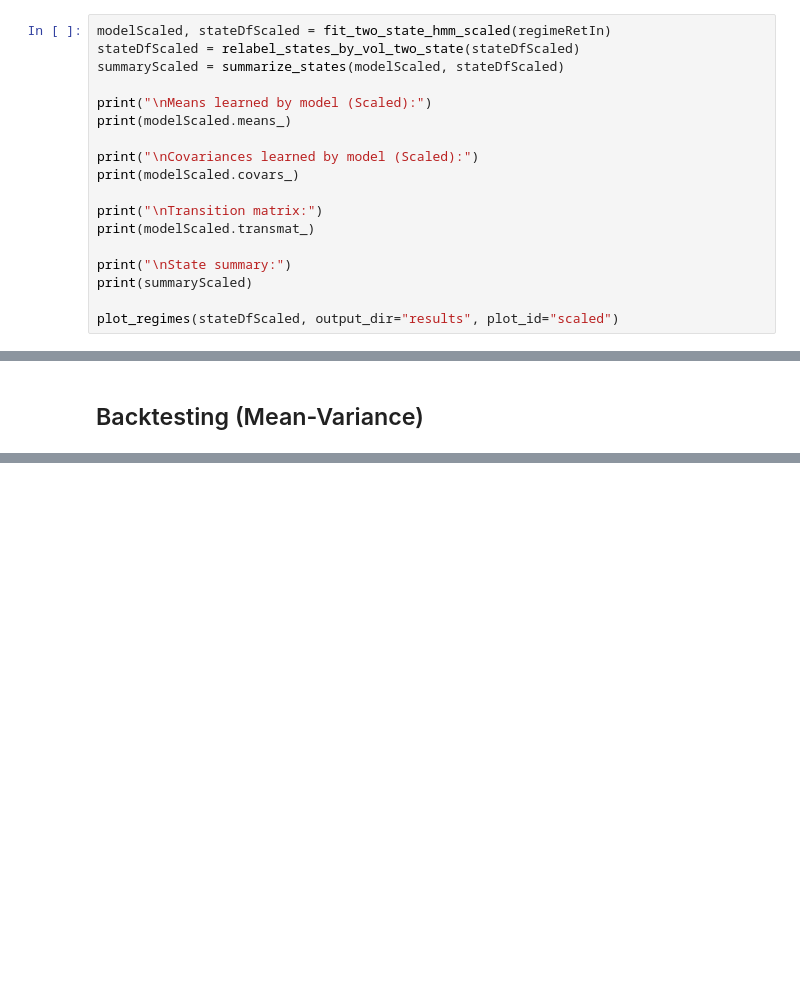
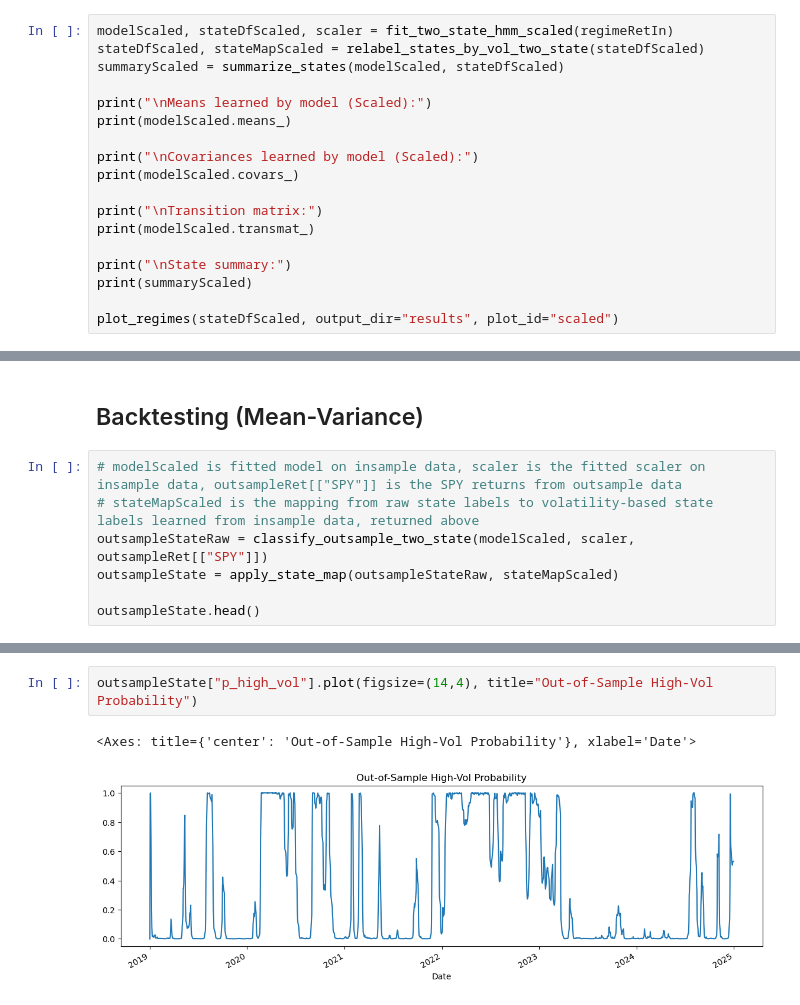
Before and after one commit to LTam2024/hmmRegimeDetect, a Jupyter notebook: regimeDetect.ipynb, the cells around one changed output, grey strips where cells are left out. Drawn from its saved outputs; the diff is of its cells as text; blank space fills up the shorter version.

Commit message:
updated util functions, started backtesting on oos return data

```diff
--- a/regimeDetect.ipynb
+++ b/regimeDetect.ipynb
@@ -105,8 +106,8 @@ Transition matrix:
 # %% [markdown]
 Try to fit another time here with standardization to see if convergence warning can be resolved
 # %%
-modelScaled, stateDfScaled = fit_two_state_hmm_scaled(regimeRetIn)
-stateDfScaled = relabel_states_by_vol_two_state(stateDfScaled)
+modelScaled, stateDfScaled, scaler = fit_two_state_hmm_scaled(regimeRetIn)
+stateDfScaled, stateMapScaled = relabel_states_by_vol_two_state(stateDfScaled)
 summaryScaled = summarize_states(modelScaled, stateDfScaled)
 
 print("\nMeans learned by model (Scaled):")
@@ -390,3 +391,10 @@ statsMeanVarDf
 | sharpe_approx | 2.559588 | 1.247556 |
 # %% [markdown]
 ## Backtesting (Mean-Variance)
+# %%
+# modelScaled is fitted model on insample data, scaler is the fitted scaler on insample data, outsampleRet[["SPY"]] is the SPY returns from outsample data
+# stateMapScaled is the mapping from raw state labels to volatility-based state labels learned from insample data, returned above
+outsampleStateRaw = classify_outsample_two_state(modelScaled, scaler, outsampleRet[["SPY"]])
+outsampleState = apply_state_map(outsampleStateRaw, stateMapScaled)
+
+outsampleState.head()
@@ -392,0 +416,5 @@ statsMeanVarDf
+# %%
+outsampleState["p_high_vol"].plot(figsize=(14,4), title="Out-of-Sample High-Vol Probability")
+# %% [output]
+<Axes: title={'center': 'Out-of-Sample High-Vol Probability'}, xlabel='Date'>
+[figure, added]
```
Also changed, not shown: parts of 9 cells of this notebook, 3 other files.
